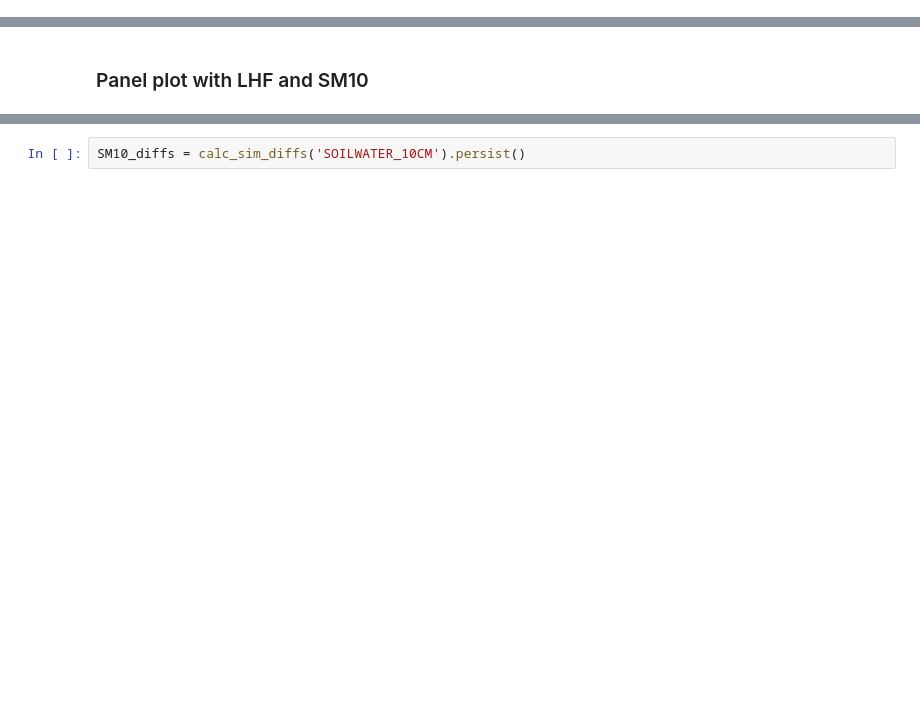
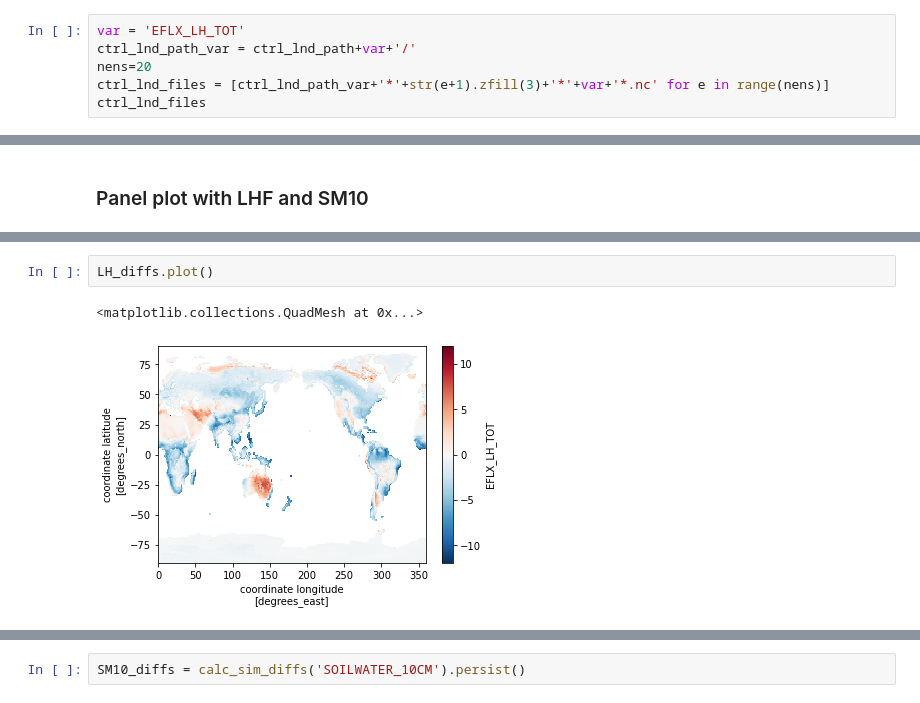
Before and after one commit to katiedagon/GLENS-Ecosystems, a Jupyter notebook: notebooks/extremesAnalysis.ipynb, the cells around one changed output, grey strips where cells are left out. Cells and saved outputs as stored; diff of their text form; blank space fills up the shorter version.

```diff
--- a/notebooks/extremesAnalysis.ipynb
+++ b/notebooks/extremesAnalysis.ipynb
@@ -20,3 +81,9 @@ ctrl_lnd_path = '/glade/scratch/kdagon/GLENS/control/lnd/'
 fdbk_lnd_path = '/glade/scratch/kdagon/GLENS/feedback/lnd/'
 ctrl_atm_path = '/glade/scratch/kdagon/GLENS/control/atm/'
 fdbk_atm_path = '/glade/scratch/kdagon/GLENS/feedback/atm/'
+# %%
+var = 'EFLX_LH_TOT'
+ctrl_lnd_path_var = ctrl_lnd_path+var+'/'
+nens=20
+ctrl_lnd_files = [ctrl_lnd_path_var+'*'+str(e+1).zfill(3)+'*'+var+'*.nc' for e in range(nens)]
+ctrl_lnd_files
@@ -88,0 +247,5 @@ LH_diffs = calc_sim_diffs('EFLX_LH_TOT').persist()
+# %%
+LH_diffs.plot()
+# %% [output]
+<matplotlib.collections.QuadMesh at 0x...>
+[figure, added]
```
Also changed, not shown: parts of 25 cells of this notebook, 8 other files.
